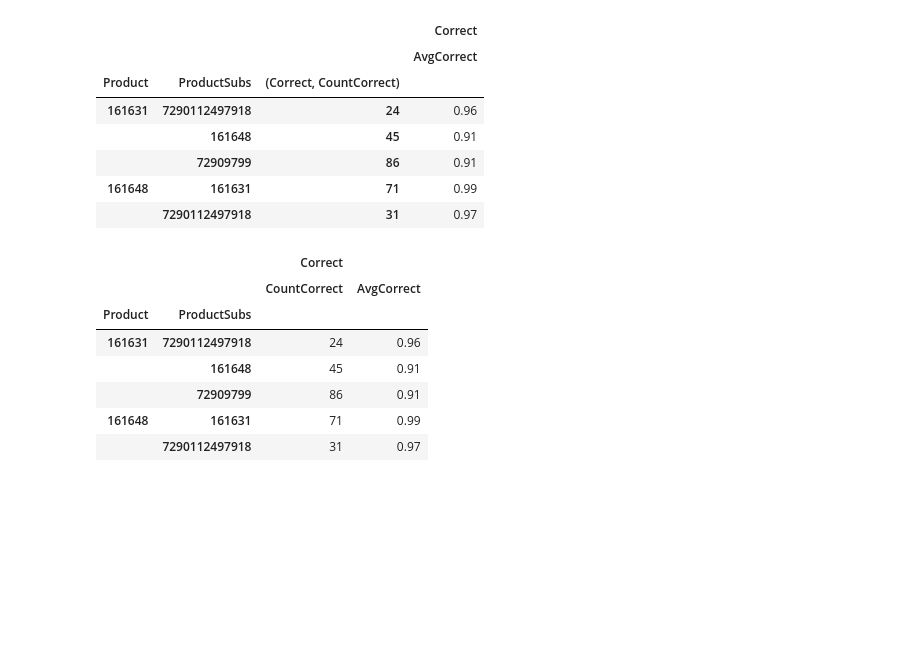
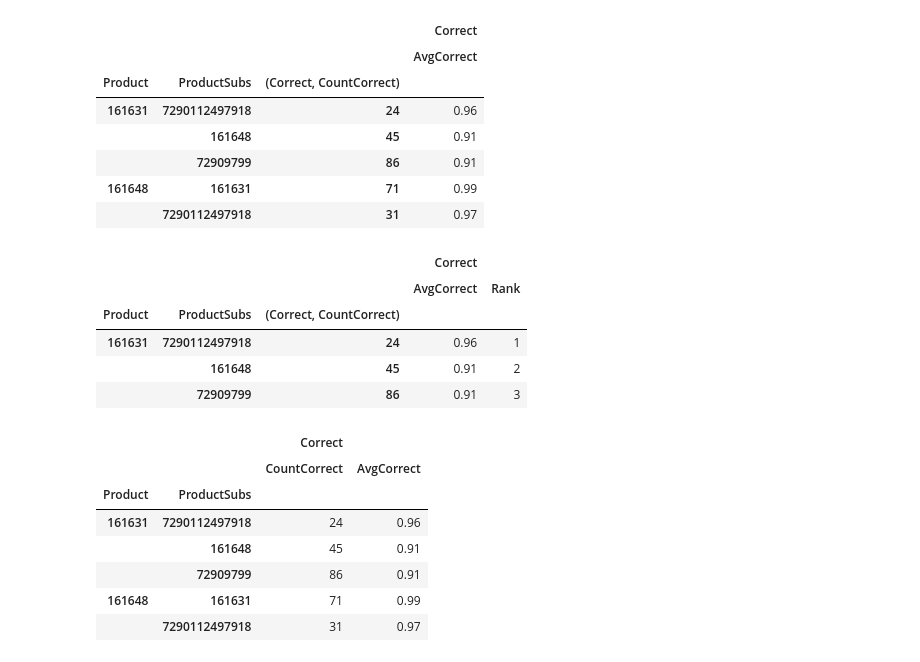
Before and after one commit to DanielKorenDataScience/ClassificationProject, a Jupyter notebook: Classification_Shufersal_Presentation.ipynb, the cells around one changed output. Drawn from its saved outputs; the diff is of its cells as text; code cells hidden in the pictures; blank space fills up the shorter version.

```diff
--- a/Classification_Shufersal_Presentation.ipynb
+++ b/Classification_Shufersal_Presentation.ipynb
@@ -771,6 +776,16 @@ df_recommend.head()
 |  | 72909799 | 86 | 0.91 |
 | 161648 | 161631 | 71 | 0.99 |
 |  | 7290112497918 | 31 | 0.97 |
+# %%
+df_recommend[("", "Rank")] = df_recommend.groupby(['Product'])[[('Correct', 'AvgCorrect')]].rank(method="first", ascending=False).astype('int')
+df_recommend.head(3)
+# %% [output]
+|  |  |  | Correct |  |
+|  |  |  | AvgCorrect | Rank |
+| Product | ProductSubs | (Correct, CountCorrect) |  |  |
+| 161631 | 7290112497918 | 24 | 0.96 | 1 |
+|  | 161648 | 45 | 0.91 | 2 |
+|  | 72909799 | 86 | 0.91 | 3 |
 # %%
 df_recommend.reset_index(inplace=True)
 df_recommend.set_index(['Product', 'ProductSubs'], inplace=True)
```
Also changed, not shown: parts of 10 cells of this notebook.
